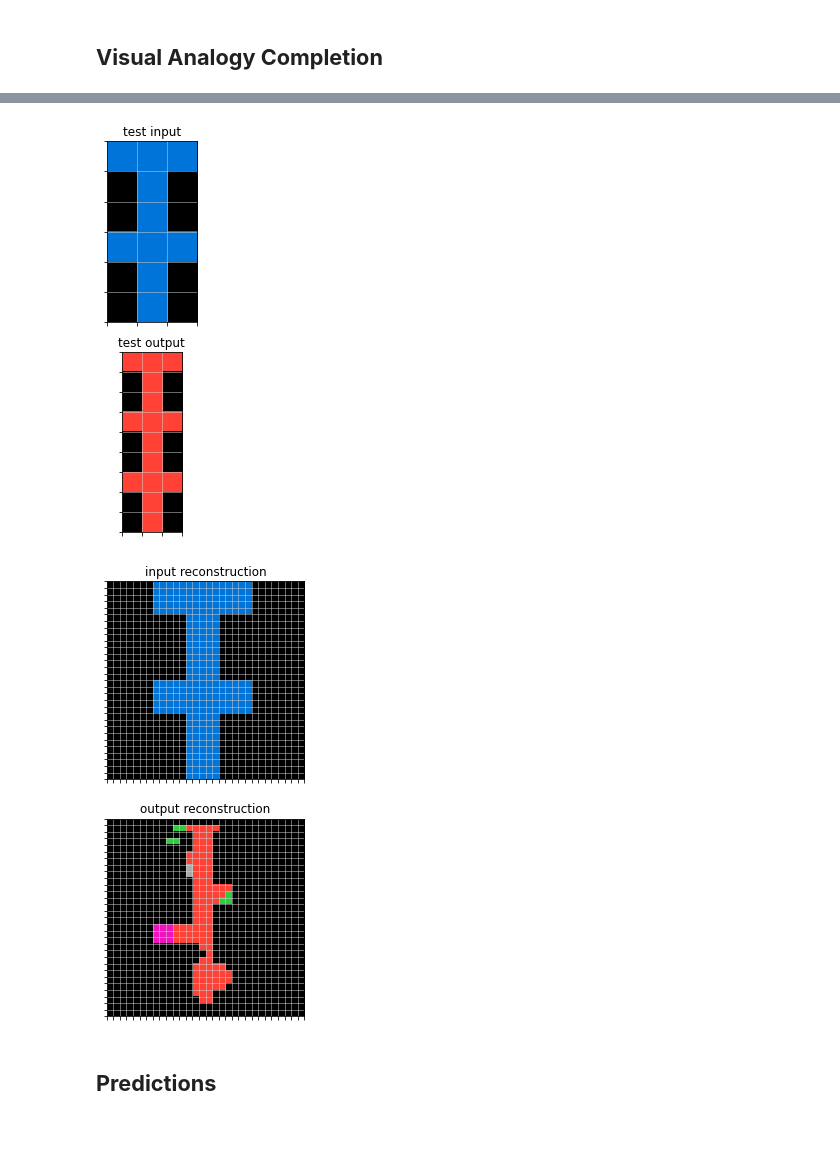
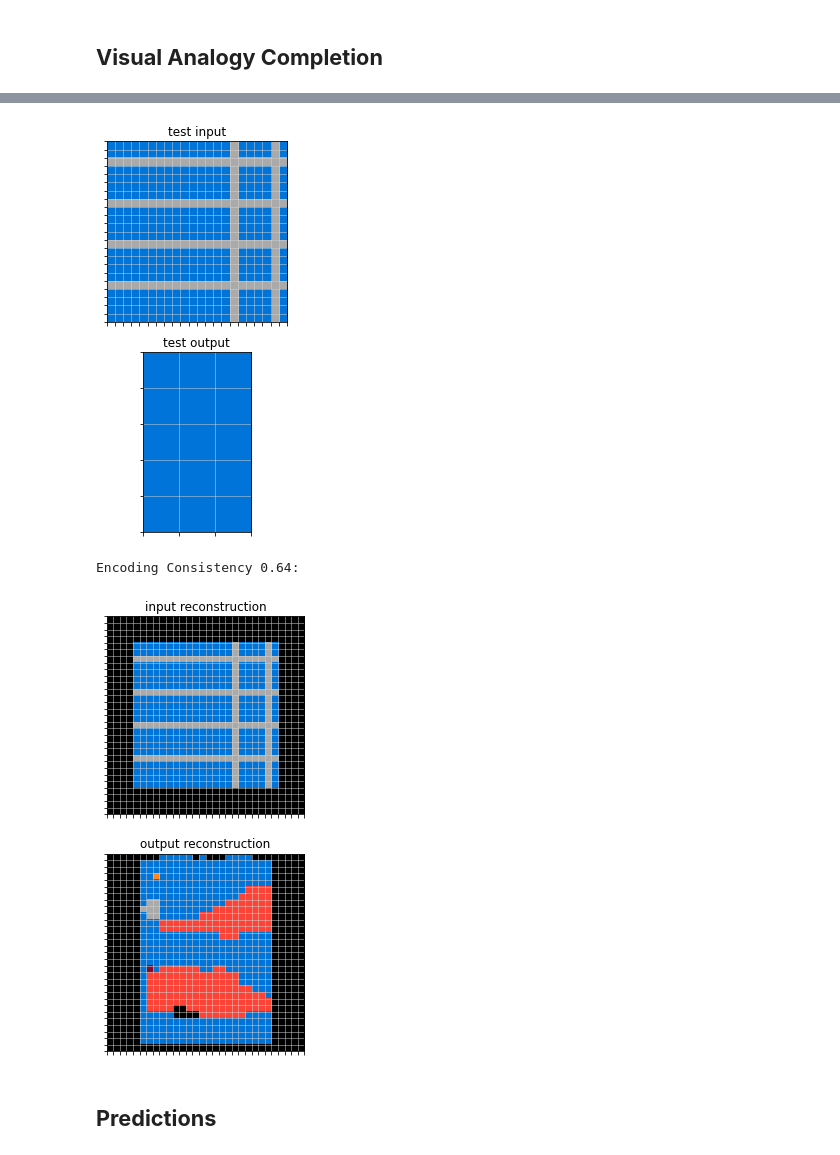
Before and after one commit to foger3/ARC_DeepLearning, a Jupyter notebook: model/ARC_DL.ipynb, the cells around one changed output, grey strips where cells are left out. Drawn from its saved outputs; the diff is of its cells as text; code cells hidden in the pictures.

Commit message:
Added Encoding Consistency

```diff
--- a/model/ARC_DL.ipynb
+++ b/model/ARC_DL.ipynb
@@ -425,3 +440,12 @@ class ARCDataset(Dataset):
             return inp, outp
         else:
             return inp
+# %%
+# Loading Loaders for later Training & Evaluation
+batch_size = 64
+
+train_set = ARCDataset(X_train, y_train, stage="train", aug=[True, True, True])
+train_loader = DataLoader(train_set, batch_size=batch_size, shuffle=True)
+
+eval_set = ARCDataset(X_train_e, y_train_e, stage="train", aug=[True, True, True])
+eval_loader = DataLoader(eval_set, batch_size=batch_size, shuffle=True)
@@ -599,30 +600,23 @@ Evaluating the above training through means of auxillary tools:
 2. Plot demonstrating task reconstruction accuracy (measured by correct pixels)
 3. Heatmap illustrating individual pixel accuracy
 # %%
-# Define batch size, create dataloaders and initialize network
-batch_size = 64
+# Load model for testing
+model_vae = torch.load('/content/drive/MyDrive/Thesis_LucaThoms/Models/model_64_bce_4k_2s_wd02.pt', map_location=torch.device(device))
 
-train_set = ARCDataset(X_train, y_train, stage="train", aug=[True, True, True])
-train_loader = DataLoader(train_set, batch_size=batch_size, shuffle=True)
+# Create lists to store input and output (reconstructions)
+X_inp = []
+X_out = []
 
-# Load model for testing
-model_vae = torch.load('/content/drive/MyDrive/Thesis_LucaThoms/Models/model_128_bce_128x4.pt', map_location=torch.device(device))
-print(f"You are using a {device.type} device.")
-
-def evaluate(model, train_loader):
-    # Create lists to store input and output (reconstructions)
-    X_inp = []
-    X_out = []
-
+def validate(model, eval_loader):
     # Put model in evaluation mode and start reconstructions based on latent vector
     model.eval()
     with torch.no_grad():
-        for idx, (input, output) in enumerate(train_loader):
+        for batch_idx, (input, output) in enumerate(eval_loader):
             in_out = torch.cat((input, output), dim=0).to(device)
-            out, mu, logVAR = model(in_out)
+            out, mu, logVar = model(in_out)
             for i in range(len(in_out)):
                 X_inp.append(reverse_one_hot_encoder(in_out[i].cpu().numpy()))
                 X_out.append(reverse_one_hot_encoder(out[i].cpu().numpy()))
     return X_inp, X_out
 
-X_inp, X_out = evaluate(model_vae, train_loader)
+X_inp, X_out = validate(model_vae, eval_loader)
@@ -733,10 +735,11 @@ You are using a cuda device.
 # %%
-idx = 2
+idx = 20
 
 plot_ARC(idx, path='training')
 # Visualize five random tasks and their respective reconstructions (output)
 fig, axs = plt.subplots(2, 1, figsize=(8, 8))
 for i in range(1):
+    print('Encoding Consistency {0:.{1}f}:'.format(Z_cons[idx], 2))
     plot_one(reverse_one_hot_encoder(Z_sol_i[idx].squeeze().cpu().numpy()), axs[0], i, 'input')
     plot_one(reverse_one_hot_encoder(Z_sol_r[idx].squeeze().cpu().numpy()), axs[1], i, 'output')
 # %% [output]
@@ -744,5 +747,6 @@ for i in range(1):
-[figure, old version]
+[figure, new version]
+Encoding Consistency 0.64:
-[figure, old version]
+[figure, new version]
 # %% [markdown]
 ## **Predictions**
 # %%
```
Also changed, not shown: parts of 20 cells of this notebook.
